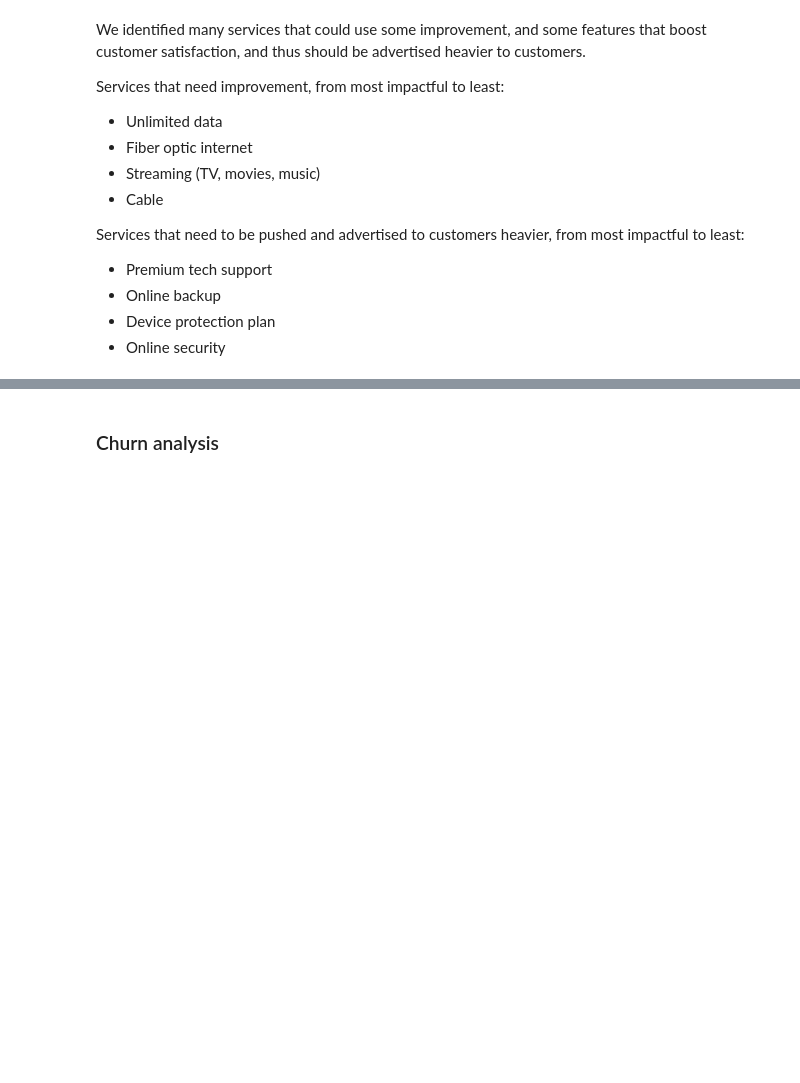
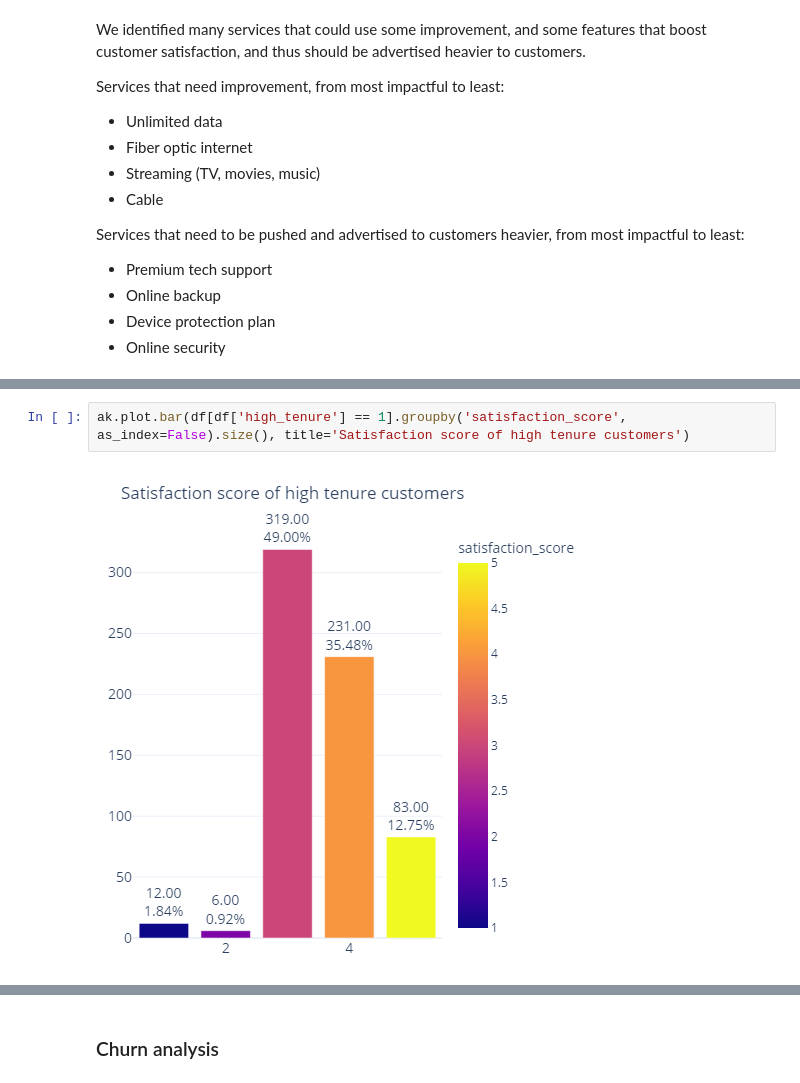
Before and after one commit to stsibikov/Telco_customer_churn, a Jupyter notebook: EDA/EDA.ipynb, the cells around one changed output, grey strips where cells are left out. Saved outputs shown, nothing was run; the diff lists cells and outputs as text; blank space fills up the shorter version.

```diff
--- a/EDA/EDA.ipynb
+++ b/EDA/EDA.ipynb
@@ -249,0 +271,4 @@ Services that need to be pushed and advertised to customers heavier, from most i
+# %%
+ak.plot.bar(df[df['high_tenure'] == 1].groupby('satisfaction_score', as_index=False).size(), title='Satisfaction score of high tenure customers')
+# %% [output]
+[figure, added]
```
Also changed, not shown: parts of 24 cells of this notebook, 1 other file.
